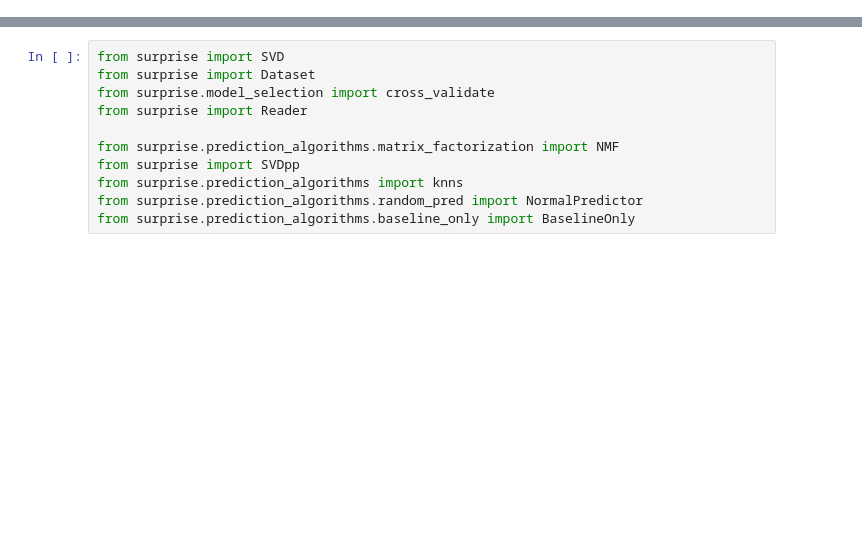
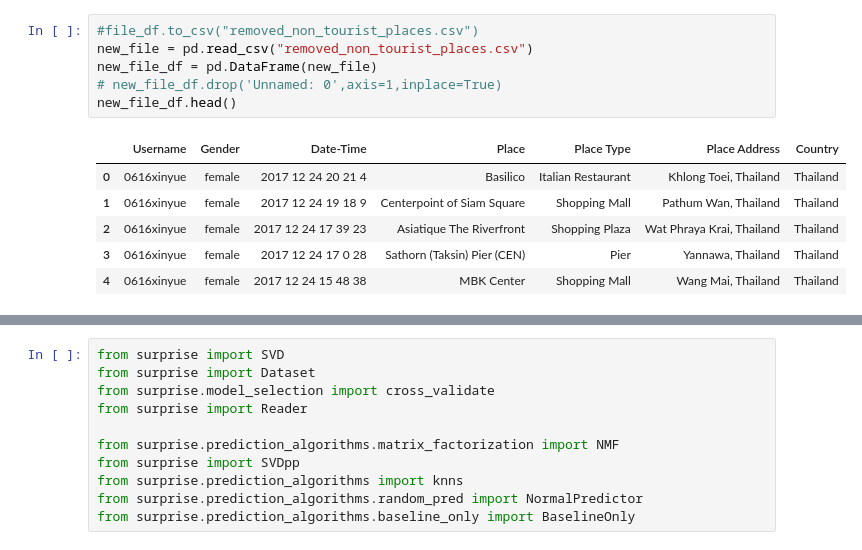
Before and after one commit to abhishekkumkar/Place-Recommendation-System, a Jupyter notebook: matrix-with-1.ipynb, the cells around one changed output, grey strips where cells are left out. Saved outputs shown, nothing was run; the diff lists cells and outputs as text; blank space fills up the shorter version.

```diff
--- a/matrix-with-1.ipynb
+++ b/matrix-with-1.ipynb
@@ -18,0 +23,13 @@ username_length = dict(user_all.value_counts())
+# %%
+#file_df.to_csv("removed_non_tourist_places.csv")
+new_file = pd.read_csv("removed_non_tourist_places.csv")
+new_file_df = pd.DataFrame(new_file)
+# new_file_df.drop('Unnamed: 0',axis=1,inplace=True)
+new_file_df.head()
+# %% [output]
+|  | Username | Gender | Date-Time | Place | Place Type | Place Address | Country |
+| 0 | 0616xinyue | female | 2017 12 24 20 21 4 | Basilico | Italian Restaurant | Khlong Toei, Thailand | Thailand |
+| 1 | 0616xinyue | female | 2017 12 24 19 18 9 | Centerpoint of Siam Square | Shopping Mall | Pathum Wan, Thailand | Thailand |
+| 2 | 0616xinyue | female | 2017 12 24 17 39 23 | Asiatique The Riverfront | Shopping Plaza | Wat Phraya Krai, Thailand | Thailand |
+| 3 | 0616xinyue | female | 2017 12 24 17 0 28 | Sathorn (Taksin) Pier (CEN) | Pier | Yannawa, Thailand | Thailand |
+| 4 | 0616xinyue | female | 2017 12 24 15 48 38 | MBK Center | Shopping Mall | Wang Mai, Thailand | Thailand |
```
Also changed, not shown: parts of 37 cells of this notebook.
